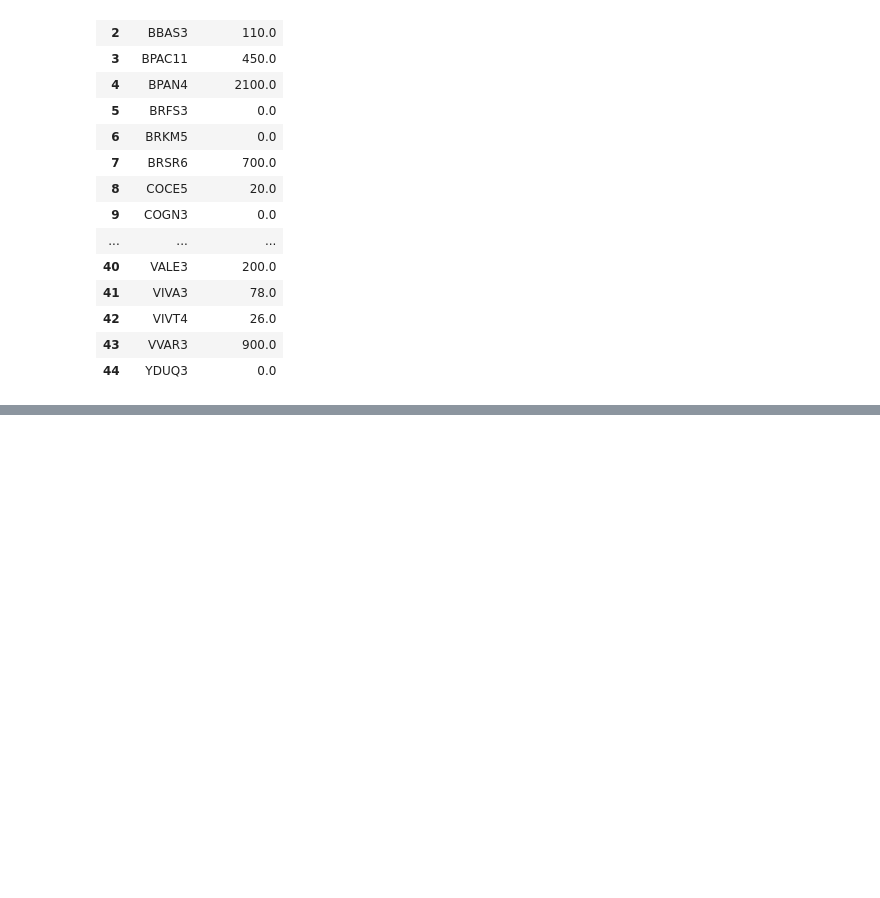
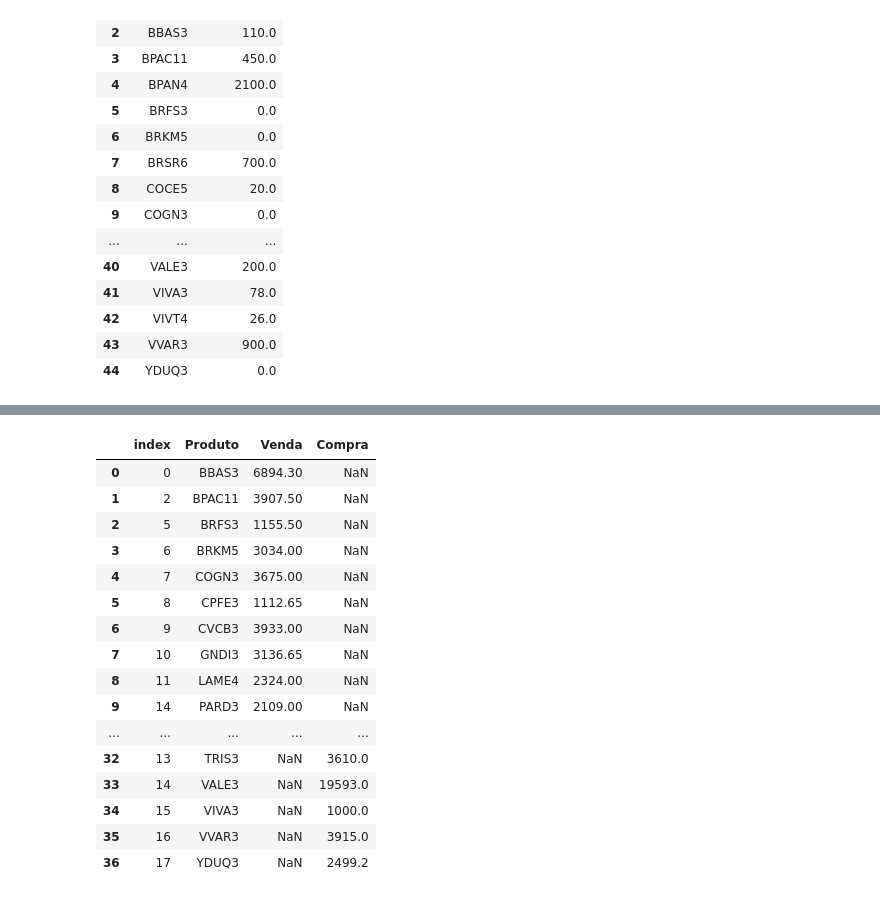
Before and after one commit to thamirisbrandao/b3_imposto_renda, a Jupyter notebook: notebooks/creating_spreadsheet.ipynb, the cells around one changed output, grey strips where cells are left out. Saved outputs shown, nothing was run; the diff lists cells and outputs as text; code cells hidden in the pictures; blank space fills up the shorter version.

```diff
--- a/notebooks/creating_spreadsheet.ipynb
+++ b/notebooks/creating_spreadsheet.ipynb
@@ -370,12 +273,0 @@ ir_fixo
-# %%
-df_fixedi_opB = df_fixedi[df_fixedi['Data da compra'] > '20000101'].reset_index()
-df_fixedi_opS = df_fixedi[df_fixedi['Data da venda'] > '20000101'].reset_index()
-
-df_fixedi_opB['Lucro/Prejuízo'] = 0
-
-for lineS in range(0, len(df_fixedi_opS)):
-    for lineB in range(0, len(df_fixedi_opB)):
-        if df_fixedi_opS['Quantidade'][lineS] == df_fixedi_opB['Quantidade'][lineB]:
-            df_fixedi_opB['Lucro/Prejuízo'][lineB] = df_fixedi_opS['Valor da Operação'][lineS] - df_fixedi_opB['Valor da Operação'][lineB]
-df_fixedi_opB = df_fixedi_opB[['Produto', 'Lucro/Prejuízo']]
-df_fixedi_opB
@@ -426,0 +274,23 @@ Saldo_de_acoes
+# %%
+data_buy = []
+data_sell = []
+for lineB in range(0, len(df_stock_opB)):
+    for lineS in range(0, len(df_stock_opS)):
+        if df_stock_opS.Produto[lineS] == df_stock_opB.Produto[lineB] and df_stock_opS['Data da venda'][lineS] >= df_stock_opB['Data da compra'][lineB]:
+            buy = df_stock_opB['Valor da Operação'][lineB]
+            sell = df_stock_opS['Valor da Operação'][lineS]
+            prod = df_stock_opB['Produto'][lineB]
+            datb = df_stock_opB['Data da compra'][lineB]
+            dats = df_stock_opS['Data da venda'][lineS]
+            data_buy.append([datb, prod, buy])
+            data_sell.append([dats, prod, sell])
+        if df_stock_opS.Produto[lineS] == df_stock_opB.Produto[lineB] and df_stock_opS['Data da venda'][lineS] <= df_stock_opB['Data da compra'][lineB]:
+            sell2 = df_stock_opS['Valor da Operação'][lineS]
+            prod2 = df_stock_opB['Produto'][lineB]
+            dats2 = df_stock_opS['Data da venda'][lineS]
+            data_sell.append([dats2, prod2, sell2])
+buy_stock = pd.DataFrame(data_buy, columns=['Data da compra', 'Produto', 'Compra'])
+sell_stock = pd.DataFrame(data_sell, columns=['Data da venda', 'Produto', 'Venda'])
+sell_stock = sell_stock.drop_duplicates()
+print(sell_stock.shape)
+print(buy_stock.shape)
@@ -426,0 +300,3 @@ Saldo_de_acoes
+# %%
+df_stock_buy = buy_stock.groupby('Produto').sum().reset_index()
+df_stock_buy
@@ -426,0 +321,3 @@ Saldo_de_acoes
+# %%
+sell_stock = sell_stock.drop(columns=['Data da venda'])
+sell_stock
@@ -426,0 +342,21 @@ Saldo_de_acoes
+# %%
+lucpre_stock = pd.concat([sell_stock, df_stock_buy]).reset_index()
+lucpre_stock
+# %% [output]
+|  | index | Produto | Venda | Compra |
+| 0 | 0 | BBAS3 | 6894.30 | NaN |
+| 1 | 2 | BPAC11 | 3907.50 | NaN |
+| 2 | 5 | BRFS3 | 1155.50 | NaN |
+| 3 | 6 | BRKM5 | 3034.00 | NaN |
+| 4 | 7 | COGN3 | 3675.00 | NaN |
+| 5 | 8 | CPFE3 | 1112.65 | NaN |
+| 6 | 9 | CVCB3 | 3933.00 | NaN |
+| 7 | 10 | GNDI3 | 3136.65 | NaN |
+| 8 | 11 | LAME4 | 2324.00 | NaN |
+| 9 | 14 | PARD3 | 2109.00 | NaN |
+| ... | ... | ... | ... | ... |
+| 32 | 13 | TRIS3 | NaN | 3610.0 |
+| 33 | 14 | VALE3 | NaN | 19593.0 |
+| 34 | 15 | VIVA3 | NaN | 1000.0 |
+| 35 | 16 | VVAR3 | NaN | 3915.0 |
+| 36 | 17 | YDUQ3 | NaN | 2499.2 |
```
Also changed, not shown: parts of 33 cells of this notebook.
